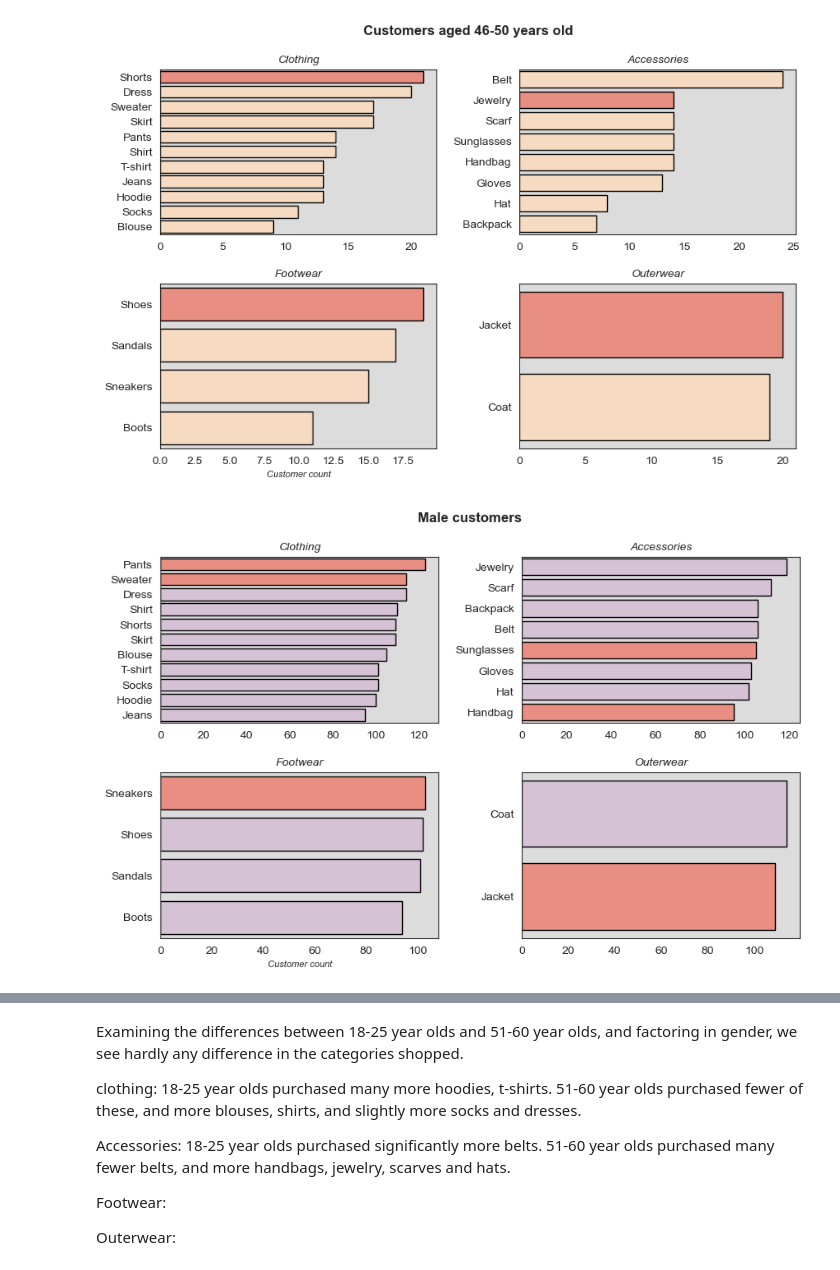
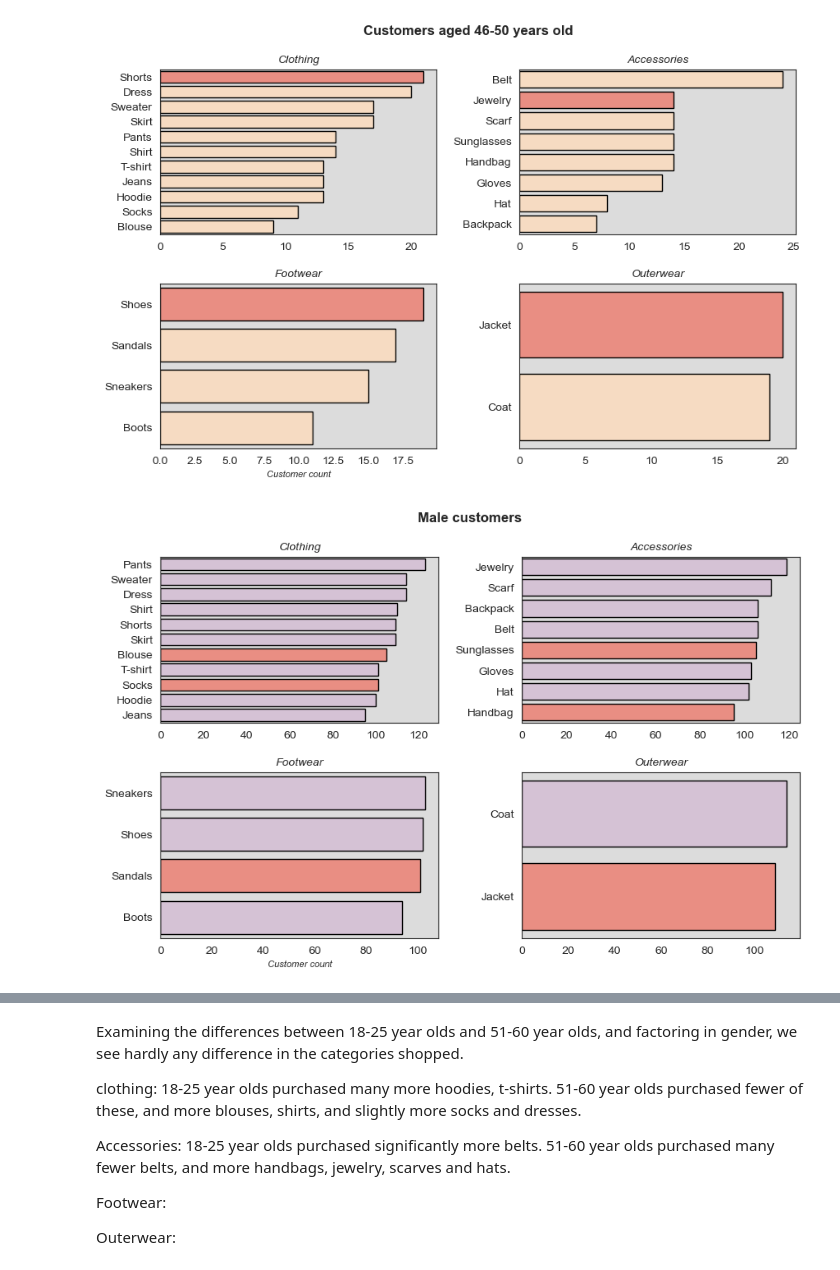
Before and after one commit to molly777yllom/DataDive3_DATA3500, a Jupyter notebook: shopping_trends.ipynb, the cells around one changed output, grey strips where cells are left out. Cells and saved outputs as stored; diff of their text form; code cells hidden in the pictures.

```diff
--- a/shopping_trends.ipynb
+++ b/shopping_trends.ipynb
@@ -243,7 +243,7 @@ create bins (by every 0.5) from `Review Rating`
 # %%
 rating_labels = ['0-0.5', '0.5-1.0', '1.0-1.5', '1.5-2.0', '2.0-2.5', '2.5-3.0', '3.0-3.5', '3.5-4.0', '4.0-4.5', '4.5-5.0']  # define bin labels
 bins = [0, 0.5, 1.0, 1.5, 2.0, 2.5, 3.0, 3.5, 4.0, 4.5, 5.0]  # define bins (upper boundary is inclusive)
-shopping['Rating Range'] = pd.cut(shopping['Review Rating'], bins=bins, labels=corrected_labels, right=True)  # right=True includes the rightmost edge
+shopping['Rating Range'] = pd.cut(shopping['Review Rating'], bins=bins, labels=rating_labels, right=True)  # right=True includes the rightmost edge
 shopping[['Review Rating', 'Rating Range']].head()  # print to make sure it worked
 # %% [output]
 |  | Review Rating | Rating Range |
@@ -687,9 +687,9 @@ female_default_color = 'darkseagreen'     # default color the bars for the femal
 highlight_color = 'salmon'                # highlight color
 
 # items to highlight
-highlighted_clothing_item2 = ['Sweater', 'Pants']           # clothing item to highlight
+highlighted_clothing_item2 = ['Blouse', 'Socks']           # clothing item to highlight
 highlighted_accessories_item2 = ['Handbag', 'Sunglasses']     # accessories item to highlight
-highlighted_footwear_item2 = 'Sneakers'           # footwear item to highlight
+highlighted_footwear_item2 = 'Sandals'           # footwear item to highlight
 highlighted_outerwear_item2 = 'Jacket'           # outerwear item to highlight
 
 # create a color list for each subplot's palette for each gender (plotted separately)
@@ -709,34 +709,34 @@ female_colors_outerwear = [highlight_color if item == highlighted_outerwear_item
 f, ax = plt.subplots(2, 2, figsize=(10, 6))  # set up the plots and styles
 plt.subplots_adjust(hspace=0.3, wspace=0.3)
 sns.set_style('white')
 # set up the subplot for clothing
 sns.countplot(y="Item Purchased", data=male_clothing, palette=male_colors_clothing, edgecolor='black',  order=male_clothing_order, ax=ax[0,0])
 ax[0,0].set_title('Clothing', fontsize=10, style='italic')  # set up the clothing plot's title
 ax[0,0].set_xlabel('')  # make footwear plot's x-axis label disappear
 ax[0,0].set_ylabel('')  # make footwear plot's y-axis label disappear
 ax[0,0].set_facecolor('gainsboro')  # clothing plot's background color
 # set up the subplot for accessories
 sns.countplot(y="Item Purchased", data=male_accessories, palette=male_colors_accessories, order=male_accessories_items, edgecolor='black',  ax=ax[0,1])
 ax[0,1].set_title('Accessories', fontsize=10, style='italic')  # set up the accessories' plot's title
 ax[0,1].set_xlabel('')  # make footwear plot's x-axis label disappear
 ax[0,1].set_ylabel('')  # make footwear plot's y-axis label disappear
 ax[0,1].set_facecolor('gainsboro')  # accessories' plot's background color
 # set up the subplot for footwear
 sns.countplot(y="Item Purchased", data=male_footwear, palette=male_colors_footwear, order=male_footwear_items, edgecolor='black',  ax=ax[1,0])
 ax[1,0].set_title('Footwear', fontsize=10, style='italic')  # set up the footwear plot's title
 ax[1,0].set_xlabel('Customer count', style='italic', size=8)  # customize the footwear plot's x-axis label
 ax[1,0].set_ylabel('')  # make footwear plot's y-axis label disappear
 ax[1,0].set_facecolor('gainsboro')  # footwear plot's background color
 # set up the subplot for outerwear
 sns.countplot(y="Item Purchased", data=male_outerwear, palette=male_colors_outerwear, order=male_outerwear_items, edgecolor='black', ax=ax[1,1])
 ax[1,1].set_title('Outerwear', fontsize=10, style='italic')  # set up the outerwear plot's title
 ax[1,1].set_xlabel('')  # make footwear plot's x-axis label disappear
 ax[1,1].set_ylabel('')  # make footwear plot's y-axis label disappear
 ax[1,1].set_facecolor('gainsboro')  # outerwear plot's background color
 plt.gcf().suptitle('Male customers', fontsize=12, y=0.97, weight='bold')  # set a main title using suptitle
 plt.show()  # show the plots
 # %% [output]
-[figure, old version]
+[figure, new version]
 # %%
 # Plot: Most-shopped items within each category, for female customers
 f, ax = plt.subplots(2, 2, figsize=(10, 6))  # set up the plots and styles
```
Also changed, not shown: parts of 57 cells of this notebook, 2 other files.
